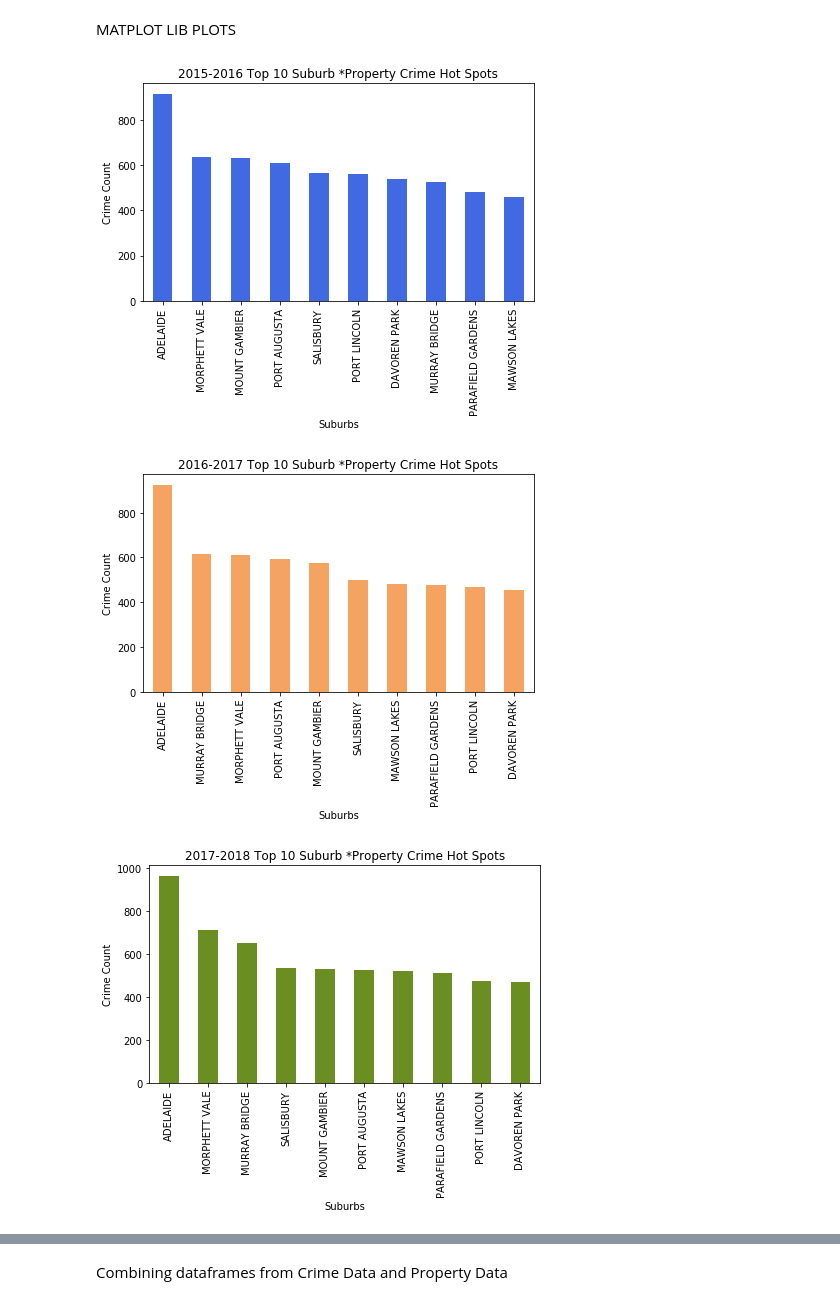
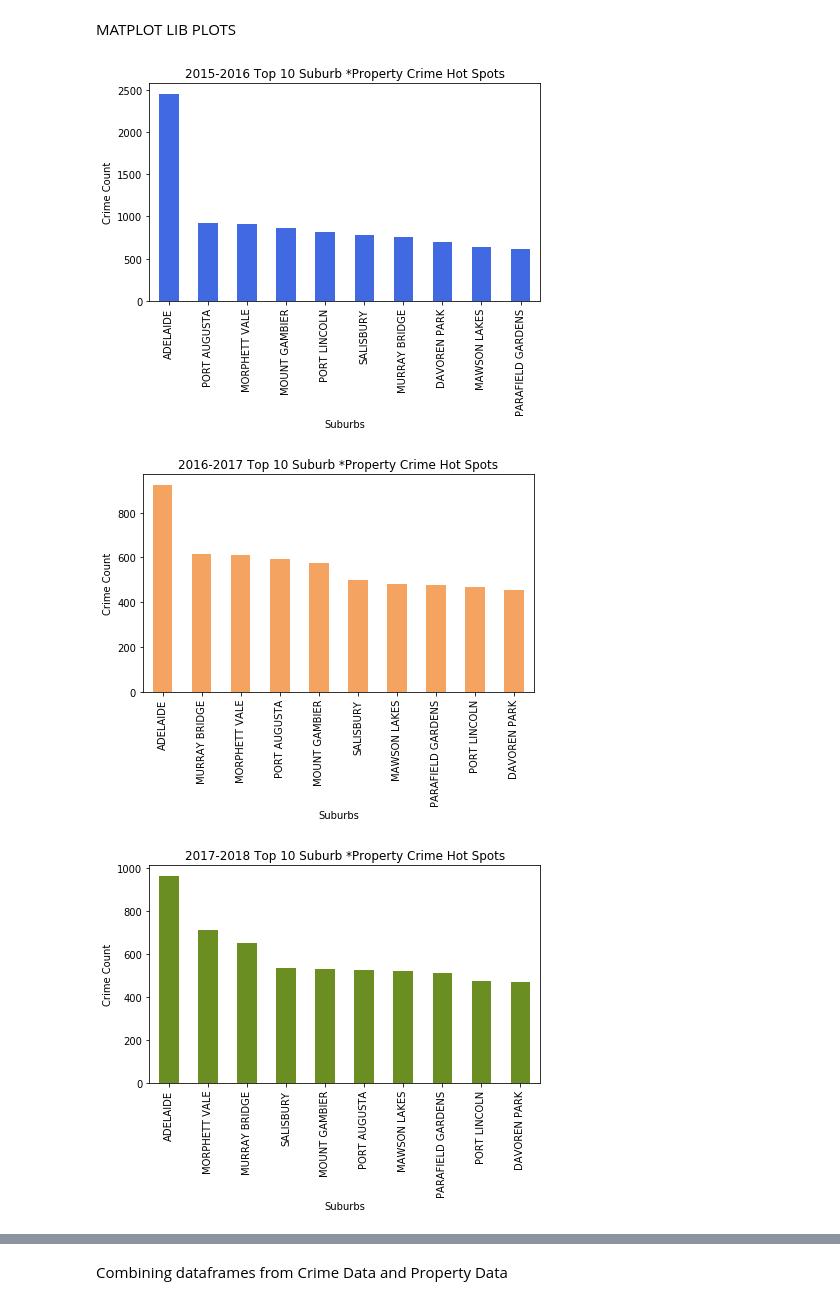
Before and after one commit to Sprettle/Chevrolet-Chilis, a Jupyter notebook: suburb_crime.ipynb, the cells around one changed output, grey strips where cells are left out. Drawn from its saved outputs; the diff is of its cells as text; code cells hidden in the pictures.

Commit message:
Fixed 2015_16 graph for top suburbs

```diff
--- a/suburb_crime.ipynb
+++ b/suburb_crime.ipynb
@@ -540,13 +548,15 @@ Name: Offence count, dtype: int64
 MATPLOT LIB PLOTS
 # %%
 #---------PANDA BAR CHART ------------
+
+y15_16_top10_crime_suburbs.plot(kind="bar", figsize=(7,4), x='Suburb - Incident', color="royalblue", rot=90, legend=False)
 # Set a title for the chart
 plt.title("2015-2016 Top 10 Suburb *Property Crime Hot Spots")
 plt.xlabel("Suburbs")
 plt.ylabel("Crime Count")
 
 #Use DataFrame.plot() in order to create a bar chart of the data
-y15_16_top10_crime_suburbs.plot(kind="bar", figsize=(7,4), rot=90, color="royalblue",width=0.5);
+# y15_16_top10_crime_suburbs.plot(kind="bar",figsize=(7,4), rot=90, color="royalblue",width=0.5);
 
 #Save figure
 plt.savefig("Graph_Results/y15_16_top20_crime_suburbs.png",bbox_inches="tight")
@@ -585,35 +595,35 @@ plt.show()
 # Set a title for the chart
 plt.title("2018-2019 Top 10 Suburb *Property Crime Hot Spots")
 plt.xlabel("Suburbs")
 plt.ylabel("Crime Count")
 
 #Use DataFrame.plot() in order to create a bar chart of the data
 y18_19_top10_crime_suburbs.plot(kind="bar", figsize=(7,4), rot=90, color="purple",width=0.5);
 
 #Save figure
 plt.savefig("Graph_Results/y18_19_top20_crime_suburbs.png",bbox_inches="tight")
 plt.show()
 
 #--------------------
 
 # Set a title for the chart
 plt.title("2019-2020 Top 10 Suburb *Property Crime Hot Spots")
 plt.xlabel("Suburbs")
 plt.ylabel("Crime Count")
 
 #Use DataFrame.plot() in order to create a bar chart of the data6
-y19_20_top0_crime_suburbs.plot(kind="bar", figsize=(7,4), rot=90, color="plum");
+y19_20_top10_crime_suburbs.plot(kind="bar", figsize=(7,4), rot=90, color="plum");
 
 #Save figure
 plt.savefig("Graph_Results/y19_20_top20_crime_suburbs.png",bbox_inches="tight")
 plt.show()
 
 #---------------------------------------------
 
 # df.B.plot(kind='bar',secondary_y=True)
 # plt.show()
 # %% [output]
-[figure, old version]
+[figure, new version]
 [figure]
 [figure]
 [figure]
```
Also changed, not shown: parts of 4 cells of this notebook, 1 other file.
